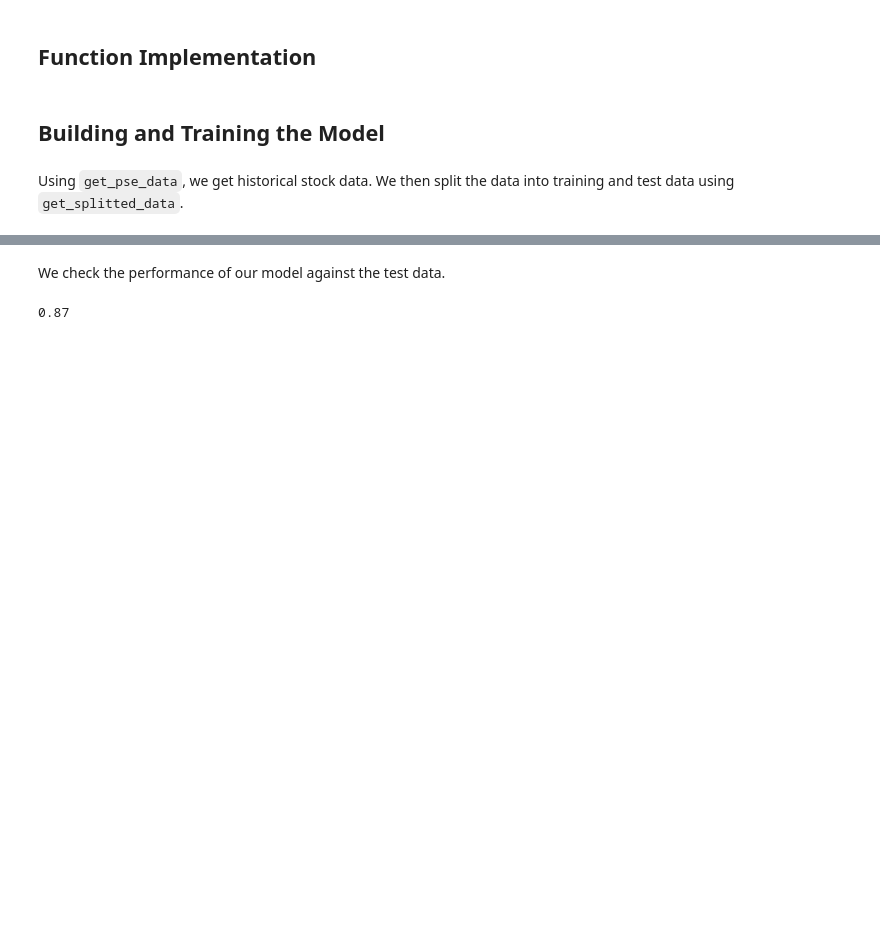
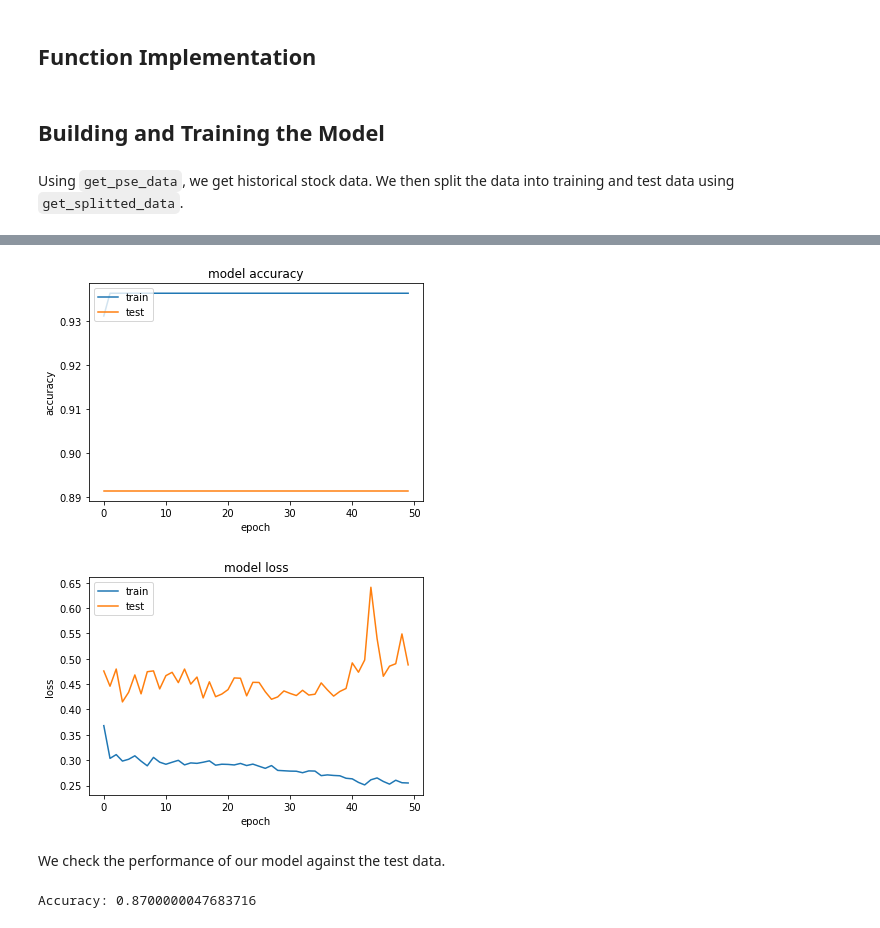
Before and after one commit to briangodwinlim/Financial-Math, a Jupyter notebook: Neural Network Trading Bot.ipynb, the cells around one changed output, grey strips where cells are left out. Saved outputs shown, nothing was run; the diff lists cells and outputs as text; code cells hidden in the pictures; blank space fills up the shorter version.

```diff
--- a/Neural Network Trading Bot.ipynb
+++ b/Neural Network Trading Bot.ipynb
@@ -67,6 +59,6 @@ def get_ta(df, rescale = True):
     return df
 # %%
-def get_classification(df, lag = 15, threshold = 1.5):
+def get_classification(df, lag = 15, threshold = 1):
     """ Get the classification of each candle stick based on next close.
         We want to classify breakouts (Buy), breakdowns (Sell), and consolidations (Hold).
         We base the classification on some support and resistance lines.
@@ -151,8 +143,10 @@ def plot_fit(model_fit):
 # %% [markdown]
 Using `get_pse_data`, we get historical stock data. We then split the data into training and test data using `get_splitted_data`.
 # %%
-df = get_pse_data('JFC', '2000-01-01', '2021-11-30')
+df = get_pse_data('JFC', '2000-01-01', '2022-12-31')
 train_input, train_output, test_input, test_output = get_splitted_data(df)
+print(f"Input shape: {train_input[0].shape}")
+print(f"Output shape: {train_output[0].shape}")
 # %% [output]
 Stock table exists!
 Reading stock_table.csv ...
@@ -161,24 +157,40 @@ We built an LSTM model with two LSTM layers and three dense layers.
 # %%
-window_size = 100
+window_size = 50
+dropout = 0.1
 
 model = Sequential()
 
-model.add(Bidirectional(LSTM(window_size, return_sequences = True),
-            input_shape = train_input[0].shape))
-model.add(Activation('relu'))
-model.add(Dropout(0.2))
+model.add(BatchNormalization(input_shape=train_input[0].shape))
+model.add(Reshape((1,-1)))
 
 model.add(Bidirectional(LSTM(window_size, return_sequences = True)))
-model.add(Activation('relu'))
-model.add(Dropout(0.2))
+model.add(Activation('sigmoid'))
+model.add(Dropout(dropout))
+
+model.add(Bidirectional(LSTM(window_size, return_sequences = True)))
+model.add(Activation('sigmoid'))
+model.add(Dropout(dropout))
+
+model.add(Bidirectional(LSTM(window_size, return_sequences = True)))
+model.add(Activation('sigmoid'))
+model.add(Dropout(dropout))
+
+model.add(Dense(units = window_size))
+model.add(LeakyReLU(alpha=0.05))
+model.add(Dropout(dropout))
+model.add(BatchNormalization())
+
+model.add(Dense(units = window_size))
+model.add(LeakyReLU(alpha=0.05))
+model.add(Dropout(dropout))
 
 model.add(Dense(units = window_size))
 model.add(Activation('relu'))
-model.add(Dropout(0.2))
+model.add(Dropout(dropout))
 
 model.add(Dense(units = window_size))
 model.add(Activation('relu'))
-model.add(Dropout(0.2))
+model.add(Dropout(dropout))
 
 model.add(Dense(units = 3, activation = 'softmax'))
 
@@ -207,3 +219,3 @@ _________________________________________________________________
 # %%
-model_fit = model.fit(train_input, train_output, epochs = 100, validation_split = 0.2)
+model_fit = model.fit(train_input, train_output, epochs = 50, validation_split = 0.2)
 # %% [output]
@@ -227,9 +239,14 @@ Epoch 100/100
+# %%
+plot_fit(model_fit)
+# %% [output]
+[figure, added]
+[figure, added]
 # %% [markdown]
 We check the performance of our model against the test data.
 # %%
 predictions = model.predict(test_input)
 m = CategoricalAccuracy()
 m.update_state(test_output, predictions)
-m.result().numpy()
+print(f"Accuracy: {m.result().numpy()}")
 # %% [output]
-0.87
+Accuracy: 0.8700000047683716
```
Also changed, not shown: parts of 7 cells of this notebook.
